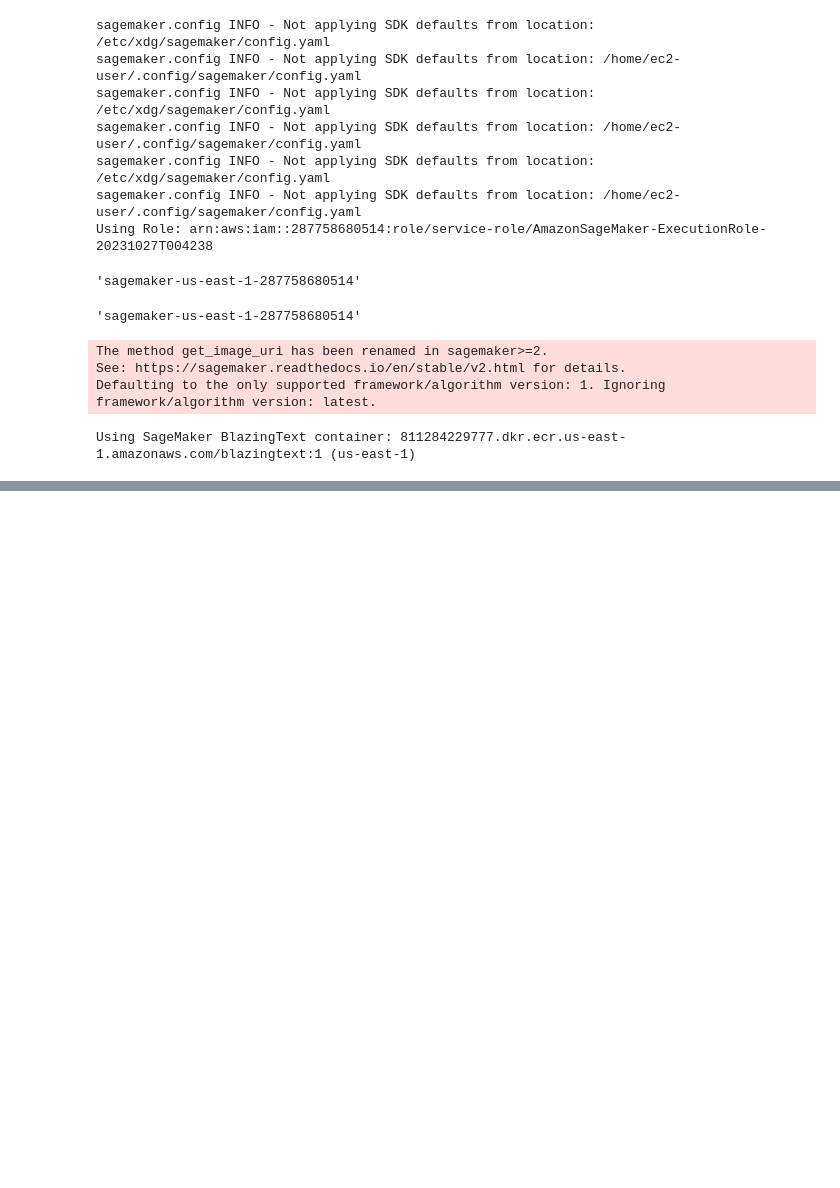
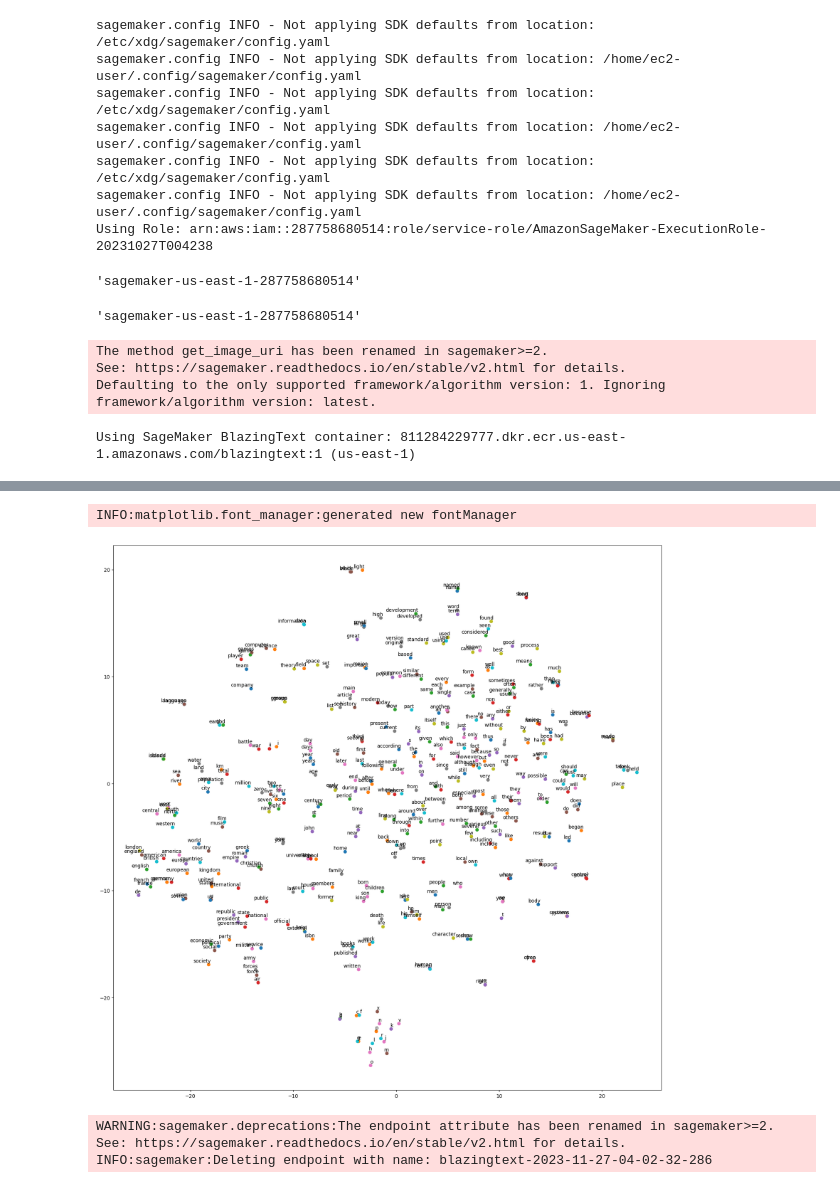
Before and after one commit to makcalif/sagemaker1, a Jupyter notebook: blazinText/trainArabicVectors.ipynb, the cells around one changed output, grey strips where cells are left out. Saved outputs shown, nothing was run; the diff lists cells and outputs as text; code cells hidden in the pictures; blank space fills up the shorter version.

```diff
--- a/blazinText/trainArabicVectors.ipynb
+++ b/blazinText/trainArabicVectors.ipynb
@@ -87,0 +250,33 @@ NameError: name 's3_output_location' is not defined
+# %%
+from sklearn.manifold import TSNE
+
+tsne = TSNE(perplexity=40, n_components=2, init="pca", n_iter=10000)
+two_d_embeddings = tsne.fit_transform(word_vecs[:num_points])
+labels = index_to_word[:num_points]
+# %%
+from matplotlib import pylab
+
+%matplotlib inline
+
+
+def plot(embeddings, labels):
+    pylab.figure(figsize=(20, 20))
+    for i, label in enumerate(labels):
+        x, y = embeddings[i, :]
+        pylab.scatter(x, y)
+        pylab.annotate(
+            label, xy=(x, y), xytext=(5, 2), textcoords="offset points", ha="right", va="bottom"
+        )
+    pylab.show()
+
+
+plot(two_d_embeddings, labels)
+# %% [output]
+INFO:matplotlib.font_manager:generated new fontManager
+[figure, added]
+# %%
+sm_session.delete_endpoint(bt_endpoint.endpoint)
+# %% [output]
+WARNING:sagemaker.deprecations:The endpoint attribute has been renamed in sagemaker>=2.
+See: https://sagemaker.readthedocs.io/en/stable/v2.html for details.
+INFO:sagemaker:Deleting endpoint with name: blazingtext-2023-11-27-04-02-32-286
```
Also changed, not shown: parts of 21 cells of this notebook.
